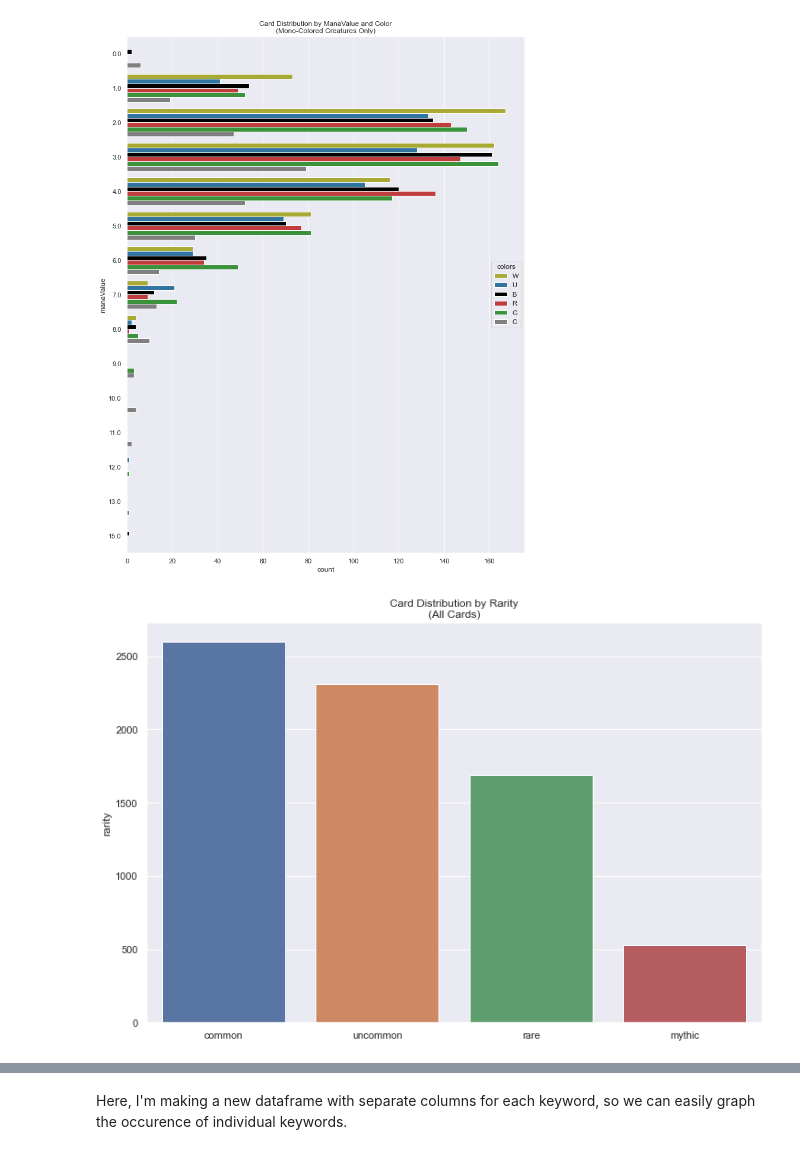
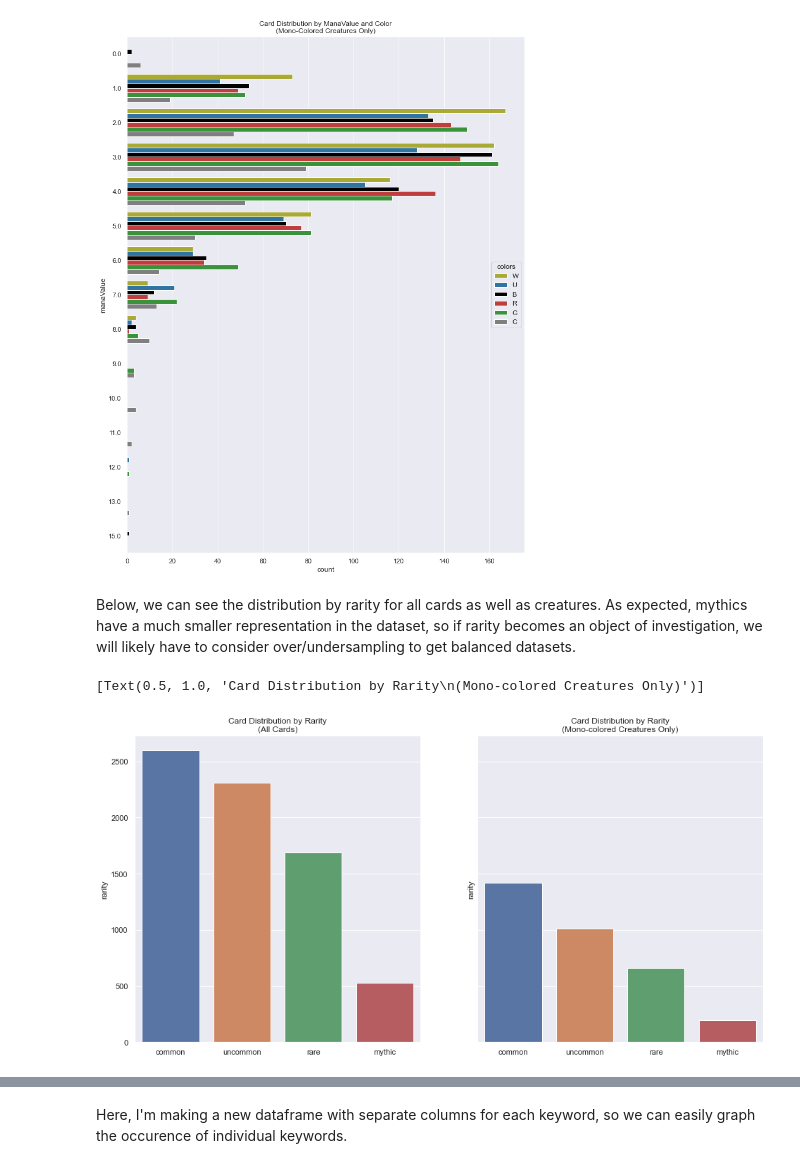
Before and after one commit to the-parthenon/data-capstone-mtg-regression, a Jupyter notebook: Exploratory_Analysis.ipynb, the cells around one changed output, grey strips where cells are left out. Drawn from its saved outputs; the diff is of its cells as text; code cells hidden in the pictures.

Commit message:
Added explanatory text to some of the EDA and changed layout for a couple of plots.

```diff
--- a/Exploratory_Analysis.ipynb
+++ b/Exploratory_Analysis.ipynb
@@ -116,9 +123,16 @@ ax = sns.countplot(data = creatures, y='manaValue', hue = 'colors',
                    palette=palette).set(title = 'Card Distribution by ManaValue and Color\n(Mono-Colored Creatures Only)')
 # %% [output]
 [figure]
+# %% [markdown]
+Below, we can see the distribution by rarity for all cards as well as creatures.  As expected, mythics have a much smaller representation in the dataset, so if rarity becomes an object of investigation, we will likely have to consider over/undersampling to get balanced datasets.
 # %%
-sns.set_theme(rc = {'figure.figsize':(12,8)})
-ax = sns.barplot(y = all_cards.rarity.value_counts(), x = all_cards.rarity.value_counts().index,
-                 orient = 'v').set(title = 'Card Distribution by Rarity\n(All Cards)')
+sns.set_theme(rc = {'figure.figsize':(16,8)})
+fig, ax = plt.subplots(1,2, sharey=True)
+
+sns.barplot(y = all_cards.rarity.value_counts(), x = all_cards.rarity.value_counts().index,
+            orient = 'v', ax=ax[0]).set(title = 'Card Distribution by Rarity\n(All Cards)')
+sns.barplot(y = creatures.rarity.value_counts(), x = creatures.rarity.value_counts().index,
+            orient = 'v', ax=ax[1]).set(title = 'Card Distribution by Rarity\n(Mono-colored Creatures Only)')
 # %% [output]
+[Text(0.5, 1.0, 'Card Distribution by Rarity\n(Mono-colored Creatures Only)')]
-[figure, old version]
+[figure, new version]
```
Also changed, not shown: parts of 9 cells of this notebook, 1 other file.
